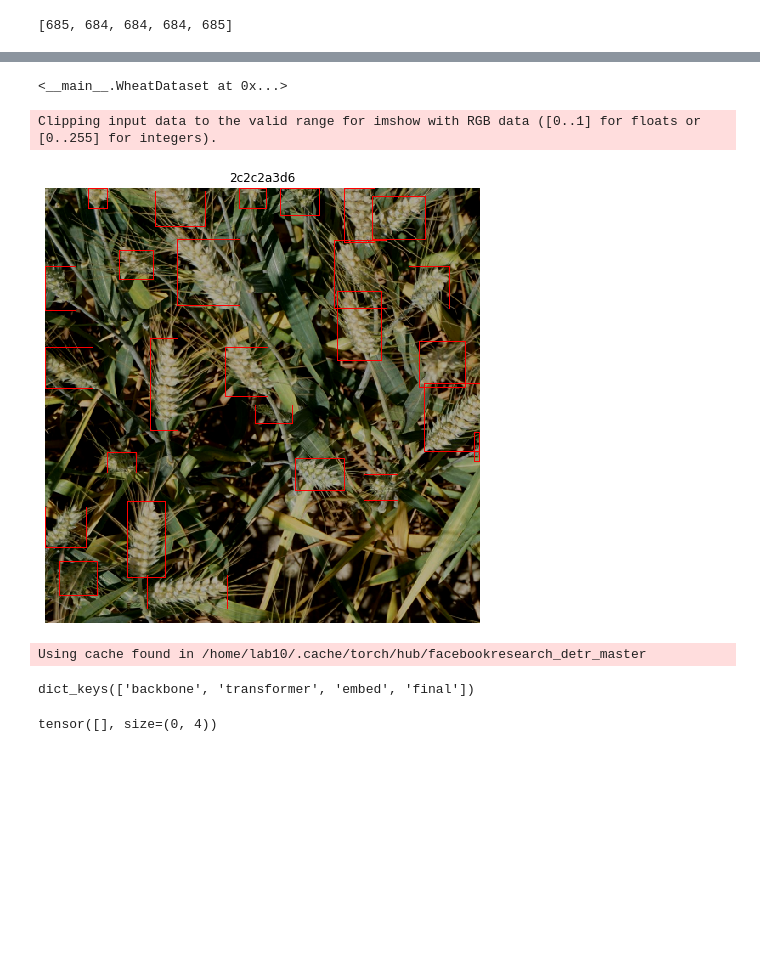
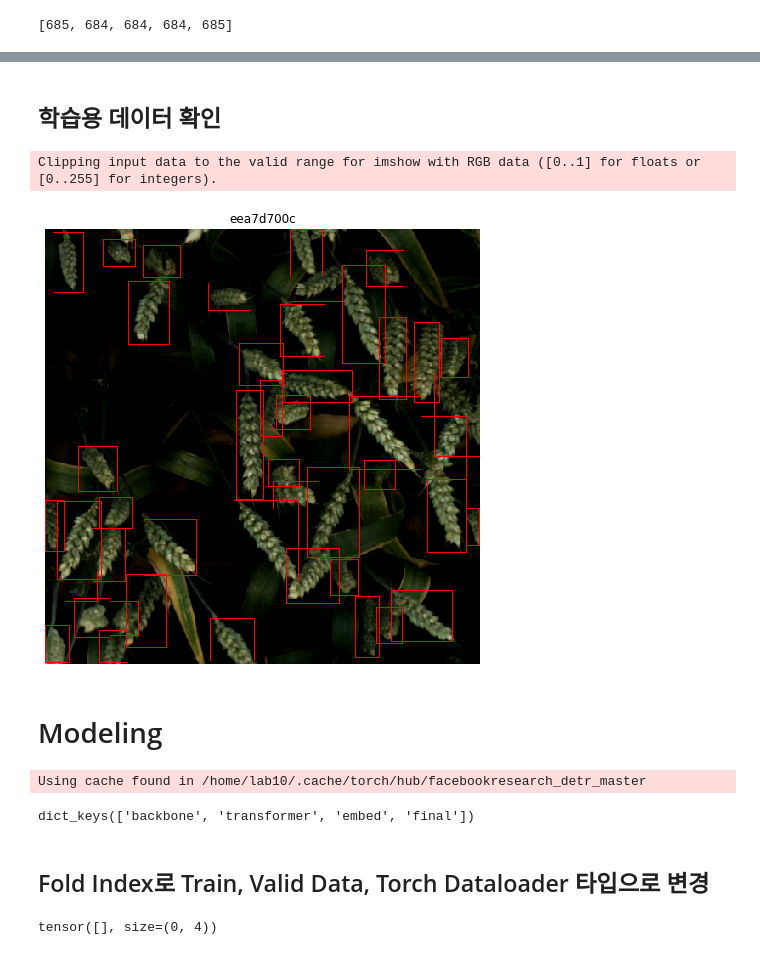
Before and after one commit to EasyFree-Project/EasyFree-Backend, a Jupyter notebook: MODEL/DETR/detr_example.ipynb, the cells around one changed output, grey strips where cells are left out. Drawn from its saved outputs; the diff is of its cells as text; code cells hidden in the pictures; blank space fills up the shorter version.

```diff
--- a/MODEL/DETR/detr_example.ipynb
+++ b/MODEL/DETR/detr_example.ipynb
@@ -339,10 +314,8 @@ class WheatDataset(Dataset):
 # %%
 train_ds = WheatDataset(image_list,get_train_transforms())
 valid_ds = WheatDataset(image_list,get_valid_transforms())
-# %%
-train_ds
-# %% [output]
-<__main__.WheatDataset at 0x...>
+# %% [markdown]
+## 학습용 데이터 확인
 # %%
 def show_example(image,target,image_id=None):
     np_image = image.cpu().numpy().transpose((1,2,0))
@@ -351,27 +324,34 @@ def show_example(image,target,image_id=None):
     #np_image = (np_image*255).astype(np.uint8)
     target = {k: v.cpu().numpy() for k, v in target.items()}
 
+    # target : 학습용 박스 정보
+    # print(target)
+
     boxes = target['boxes']
     h,w,_ = np_image.shape
     boxes = [np.array(box).astype(np.int32) for box in A.augmentations.bbox_utils.denormalize_bboxes(boxes,h,w)]
 
     fig, ax = plt.subplots(1, 1, figsize=(16, 8))
 
-    for box in boxes:
+    for i, box in enumerate(boxes):
         cv2.rectangle(np_image,
                   (box[0]-box[2], box[1]-box[3]),
                   (box[2]+box[0], box[3]+box[1]),
-                  (220, 0, 0), 1)
+                  # 라벨별 박스 색깔 변경
+                  (220, 0, 0) if target['labels'][i] == 0 else (0,220,0) if target['labels'][i] == 1 else (0,0,220) , 1)
+
 
     ax.set_axis_off()
     ax.imshow(np_image)
     ax.set_title(image_id)
     plt.show()
 # %%
-show_example(*train_ds[350])
+show_example(*train_ds[250])
 # %% [output]
 Clipping input data to the valid range for imshow with RGB data ([0..1] for floats or [0..255] for integers).
-[figure, old version]
+[figure, new version]
+# %% [markdown]
+# Modeling
 # %%
 def DETRModel(num_classes,model_name=model_name):
     model = torch.hub.load('facebookresearch/detr', model_name, pretrained=False, num_classes=num_classes)
@@ -428,6 +408,8 @@ matcher = HungarianMatcher(cost_giou=2,cost_class=1,cost_bbox=5)
 weight_dict = {'loss_ce': 1, 'loss_bbox': 5 , 'loss_giou': 2}
 
 losses = ['labels', 'boxes', 'cardinality']
+# %% [markdown]
+## Fold Index로 Train, Valid Data, Torch Dataloader 타입으로 변경
 # %%
 def collate_fn(batch):
     return tuple(zip(*batch))
```
Also changed, not shown: parts of 35 cells of this notebook, 3 other files.
